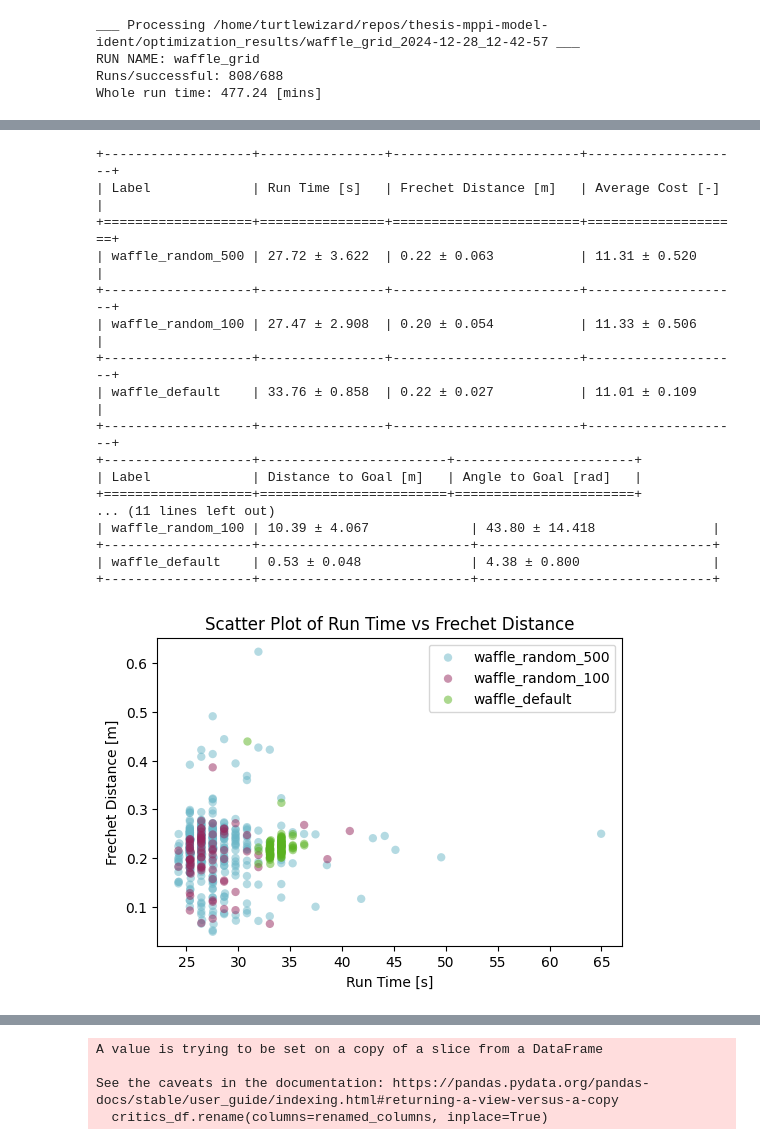
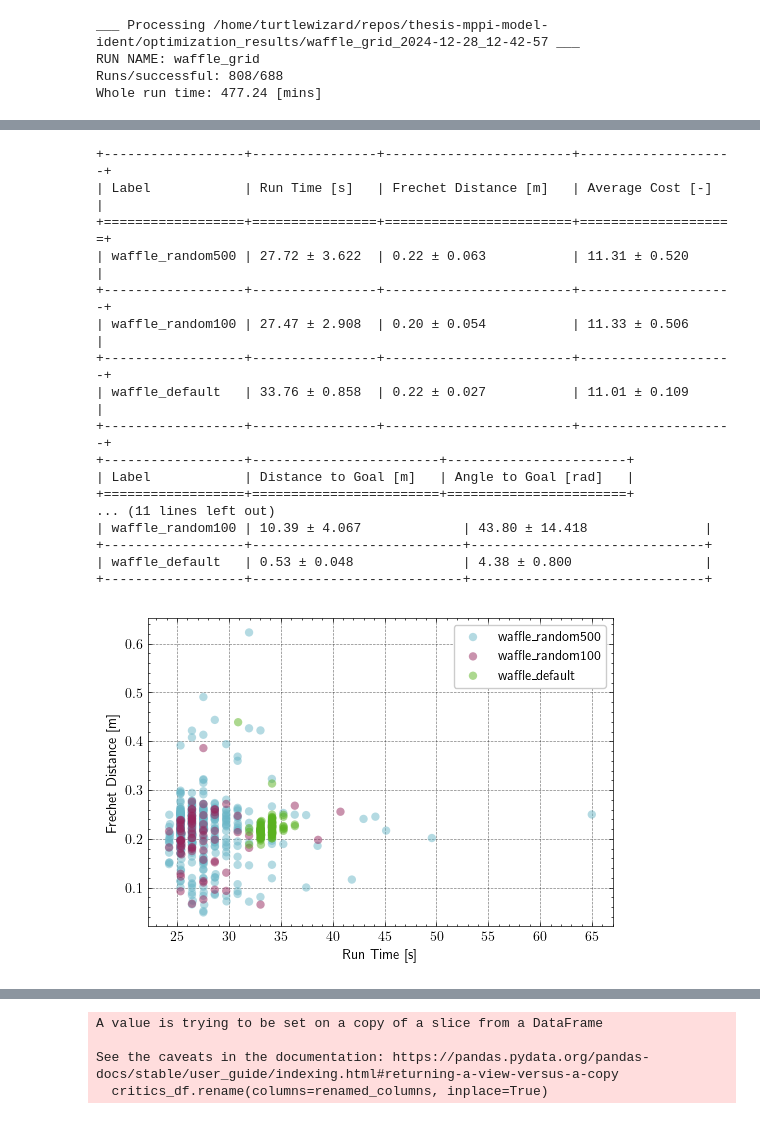
Before and after one commit to turtlewizard73/thesis-mppi-model-ident, a Jupyter notebook: workspace/src/controller_optimization/plots.ipynb, the cells around one changed output, grey strips where cells are left out. Drawn from its saved outputs; the diff is of its cells as text; code cells hidden in the pictures.

```diff
--- a/workspace/src/controller_optimization/plots.ipynb
+++ b/workspace/src/controller_optimization/plots.ipynb
@@ -84,8 +83,8 @@ waffle_rand100_data = eval_trial_data(waffle_rand100_path)
 waffle_rand500_data = eval_trial_data(waffle_rand500_path)
 
 trial_datas_rand = {
-    'waffle_random_500': waffle_rand500_data,
-    'waffle_random_100': waffle_rand100_data,
+    'waffle_random500': waffle_rand500_data,
+    'waffle_random100': waffle_rand100_data,
     'waffle_default': waffle_std_data,
 }
 
@@ -185,30 +190,31 @@ plt.show()
 # %%
 # create a scatter plot
-fig = scatter_time_frechet(trial_datas_rand)
-fig2 = plot_time_frechet(trial_datas_rand)
+with plt.style.context(['science', 'grid']):
+    rand_fig_0 = scatter_time_frechet(trial_datas_rand)
+    rand_fig_1 = scatter_distance_angle(trial_datas_rand)
+    rand_fig_2 = scatter_rms(trial_datas_rand)
 
-fig3 = scatter_distance_angle(trial_datas_rand)
-fig4 = plot_distance_angle(trial_datas_rand)
-
-fig5 = scatter_rms(trial_datas_rand)
-fig6 = plot_rms(trial_datas_rand)
+with plt.style.context(['science']):
+    rand_fig_3 = plot_time_frechet(trial_datas_rand)
+    rand_fig_4 = plot_distance_angle(trial_datas_rand)
+    rand_fig_5 = plot_rms(trial_datas_rand)
 plt.show()
 # %% [output]
-+-------------------+----------------+------------------------+--------------------+
-| Label             | Run Time [s]   | Frechet Distance [m]   | Average Cost [-]   |
-+===================+================+========================+====================+
-| waffle_random_500 | 27.72 ± 3.622  | 0.22 ± 0.063           | 11.31 ± 0.520      |
-+-------------------+----------------+------------------------+--------------------+
-| waffle_random_100 | 27.47 ± 2.908  | 0.20 ± 0.054           | 11.33 ± 0.506      |
-+-------------------+----------------+------------------------+--------------------+
-| waffle_default    | 33.76 ± 0.858  | 0.22 ± 0.027           | 11.01 ± 0.109      |
-+-------------------+----------------+------------------------+--------------------+
-+-------------------+------------------------+-----------------------+
-| Label             | Distance to Goal [m]   | Angle to Goal [rad]   |
-+===================+========================+=======================+
++------------------+----------------+------------------------+--------------------+
+| Label            | Run Time [s]   | Frechet Distance [m]   | Average Cost [-]   |
++==================+================+========================+====================+
+| waffle_random500 | 27.72 ± 3.622  | 0.22 ± 0.063           | 11.31 ± 0.520      |
++------------------+----------------+------------------------+--------------------+
+| waffle_random100 | 27.47 ± 2.908  | 0.20 ± 0.054           | 11.33 ± 0.506      |
++------------------+----------------+------------------------+--------------------+
+| waffle_default   | 33.76 ± 0.858  | 0.22 ± 0.027           | 11.01 ± 0.109      |
++------------------+----------------+------------------------+--------------------+
++------------------+------------------------+-----------------------+
+| Label            | Distance to Goal [m]   | Angle to Goal [rad]   |
++==================+========================+=======================+
 ... (11 lines left out)
-| waffle_random_100 | 10.39 ± 4.067             | 43.80 ± 14.418               |
-+-------------------+---------------------------+------------------------------+
-| waffle_default    | 0.53 ± 0.048              | 4.38 ± 0.800                 |
-+-------------------+---------------------------+------------------------------+
+| waffle_random100 | 10.39 ± 4.067             | 43.80 ± 14.418               |
++------------------+---------------------------+------------------------------+
+| waffle_default   | 0.53 ± 0.048              | 4.38 ± 0.800                 |
++------------------+---------------------------+------------------------------+
-[figure, old version]
+[figure, new version]
```
Also changed, not shown: parts of 11 cells of this notebook, 2 other files.
